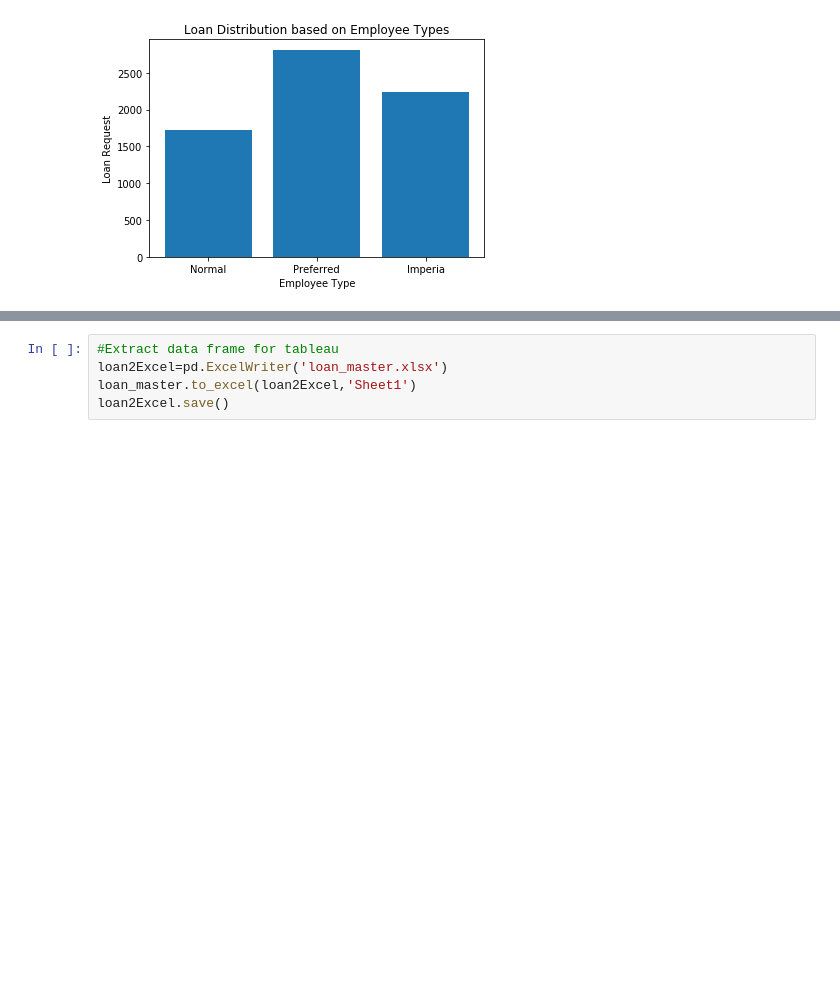
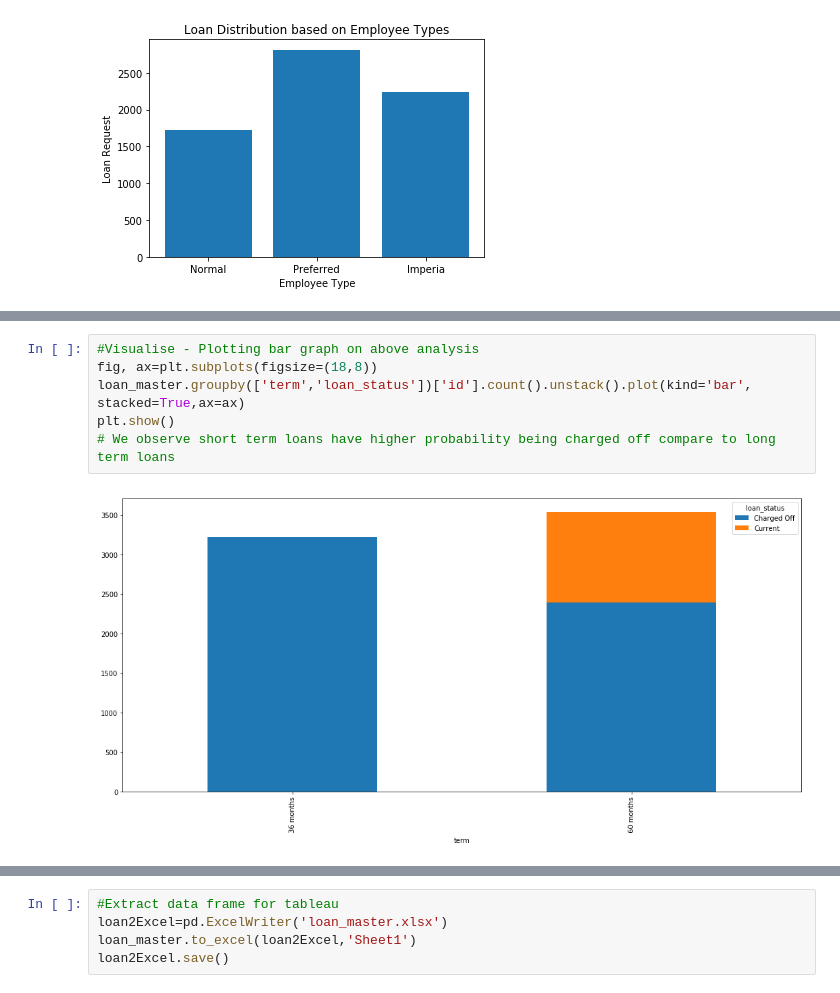
Before and after one commit to gladiatorlearns/PGDDS, a Jupyter notebook: 3_Statistics and Exploratory Data Analytics/Case Study - EDV/Gramener Case Study v1.0.ipynb, the cells around one changed output, grey strips where cells are left out. Drawn from its saved outputs; the diff is of its cells as text; blank space fills up the shorter version.

```diff
--- a/3_Statistics and Exploratory Data Analytics/Case Study - EDV/Gramener Case Study v1.0.ipynb
+++ b/3_Statistics and Exploratory Data Analytics/Case Study - EDV/Gramener Case Study v1.0.ipynb
@@ -426,0 +443,8 @@ plt.show()
+# %%
+#Visualise - Plotting bar graph on above analysis
+fig, ax=plt.subplots(figsize=(18,8))
+loan_master.groupby(['term','loan_status'])['id'].count().unstack().plot(kind='bar', stacked=True,ax=ax)
+plt.show()
+# We observe short term loans have higher probability being charged off compare to long term loans
+# %% [output]
+[figure, added]
```
Also changed, not shown: parts of 21 cells of this notebook.
